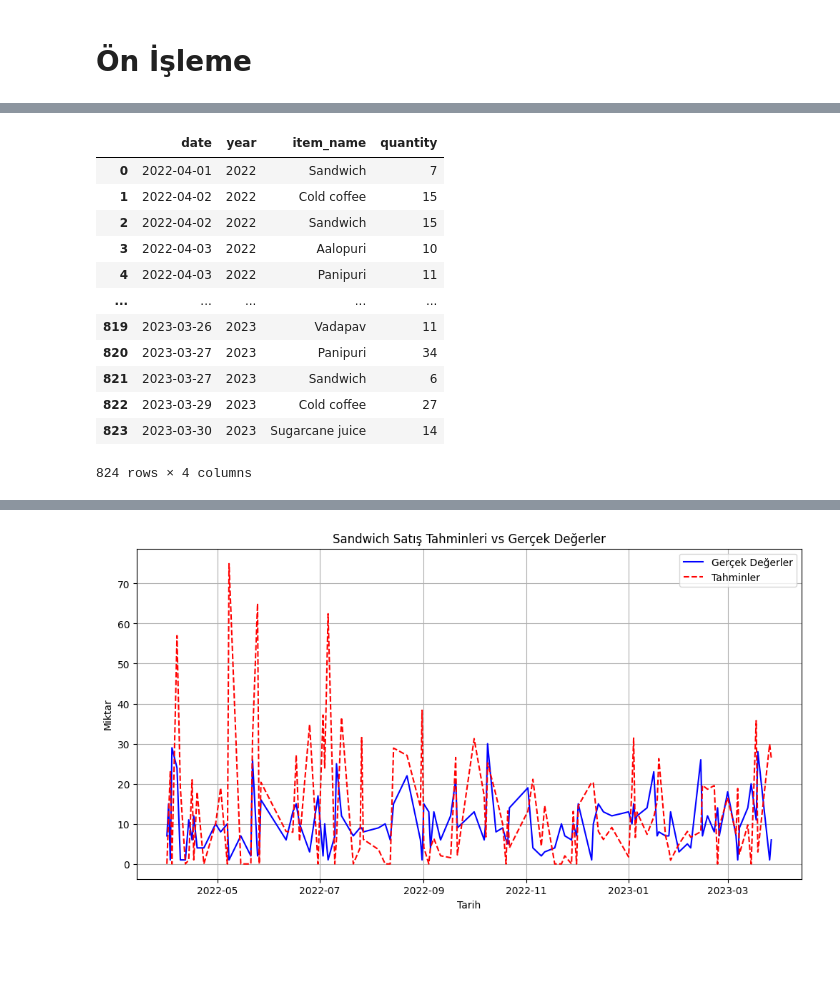
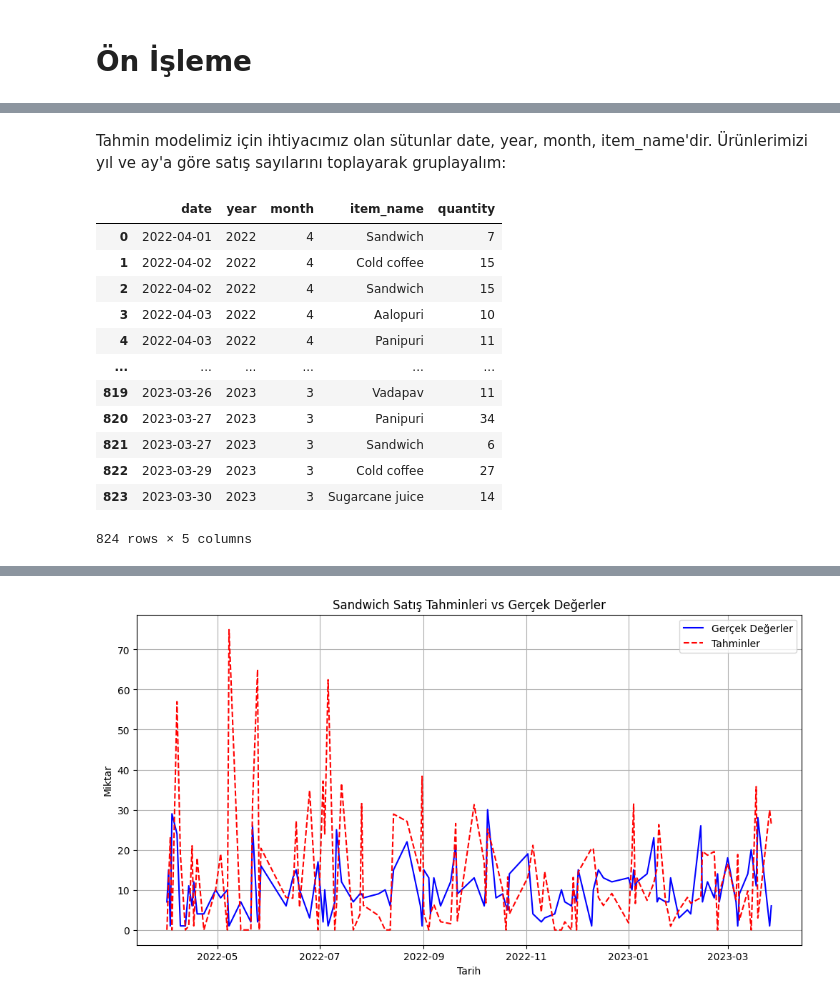
Before and after one commit to ismailcankaratas/RestaurantSalesReport, a Jupyter notebook: app.ipynb, the cells around one changed output, grey strips where cells are left out. Saved outputs shown, nothing was run; the diff lists cells and outputs as text; code cells hidden in the pictures; blank space fills up the shorter version.

```diff
--- a/app.ipynb
+++ b/app.ipynb
@@ -79,9 +83,8 @@ pd.pivot_table(df, columns='time_of_sale', index='item_name', values='quantity',
 # %%
-# Tarih sütunundan yıl, ay ve gün bilgilerini çıkararak yeni sütunlar ekleme
 df["date"] = df["date"].str.replace("/", "-")
+
 date = pd.to_datetime(df["date"])
+
 df['year'] = date.dt.year
-df['month'] = date.dt.month
-df['day'] = date.dt.day
-df["date"] = pd.to_datetime(date, format="Y-M-D")
-# df = df.drop(["date"], axis=1)
+df[month] = date.dt.month
+df[ day ] = date.dt.day
@@ -146,17 +133,20 @@ df
+# %% [markdown]
+Tahmin modelimiz için ihtiyacımız olan sütunlar date, year, month, item_name'dir.
+Ürünlerimizi yıl ve ay'a göre satış sayılarını toplayarak gruplayalım:
 # %%
-monthly_sales = df.groupby(['date', 'year', 'item_name'])['quantity'].sum().reset_index()
+monthly_sales = df.groupby(['date', 'year', 'month', 'item_name'])['quantity'].sum().reset_index()
 monthly_sales
 # %% [output]
-|  | date | year | item_name | quantity |
-| 0 | 2022-04-01 | 2022 | Sandwich | 7 |
-| 1 | 2022-04-02 | 2022 | Cold coffee | 15 |
-| 2 | 2022-04-02 | 2022 | Sandwich | 15 |
-| 3 | 2022-04-03 | 2022 | Aalopuri | 10 |
-| 4 | 2022-04-03 | 2022 | Panipuri | 11 |
-| ... | ... | ... | ... | ... |
-| 819 | 2023-03-26 | 2023 | Vadapav | 11 |
-| 820 | 2023-03-27 | 2023 | Panipuri | 34 |
-| 821 | 2023-03-27 | 2023 | Sandwich | 6 |
-| 822 | 2023-03-29 | 2023 | Cold coffee | 27 |
-| 823 | 2023-03-30 | 2023 | Sugarcane juice | 14 |
+|  | date | year | month | item_name | quantity |
+| 0 | 2022-04-01 | 2022 | 4 | Sandwich | 7 |
+| 1 | 2022-04-02 | 2022 | 4 | Cold coffee | 15 |
+| 2 | 2022-04-02 | 2022 | 4 | Sandwich | 15 |
+| 3 | 2022-04-03 | 2022 | 4 | Aalopuri | 10 |
+| 4 | 2022-04-03 | 2022 | 4 | Panipuri | 11 |
+| ... | ... | ... | ... | ... | ... |
+| 819 | 2023-03-26 | 2023 | 3 | Vadapav | 11 |
+| 820 | 2023-03-27 | 2023 | 3 | Panipuri | 34 |
+| 821 | 2023-03-27 | 2023 | 3 | Sandwich | 6 |
+| 822 | 2023-03-29 | 2023 | 3 | Cold coffee | 27 |
+| 823 | 2023-03-30 | 2023 | 3 | Sugarcane juice | 14 |
-824 rows × 4 columns
+824 rows × 5 columns
```
Also changed, not shown: parts of 17 cells of this notebook, 1 other file.
